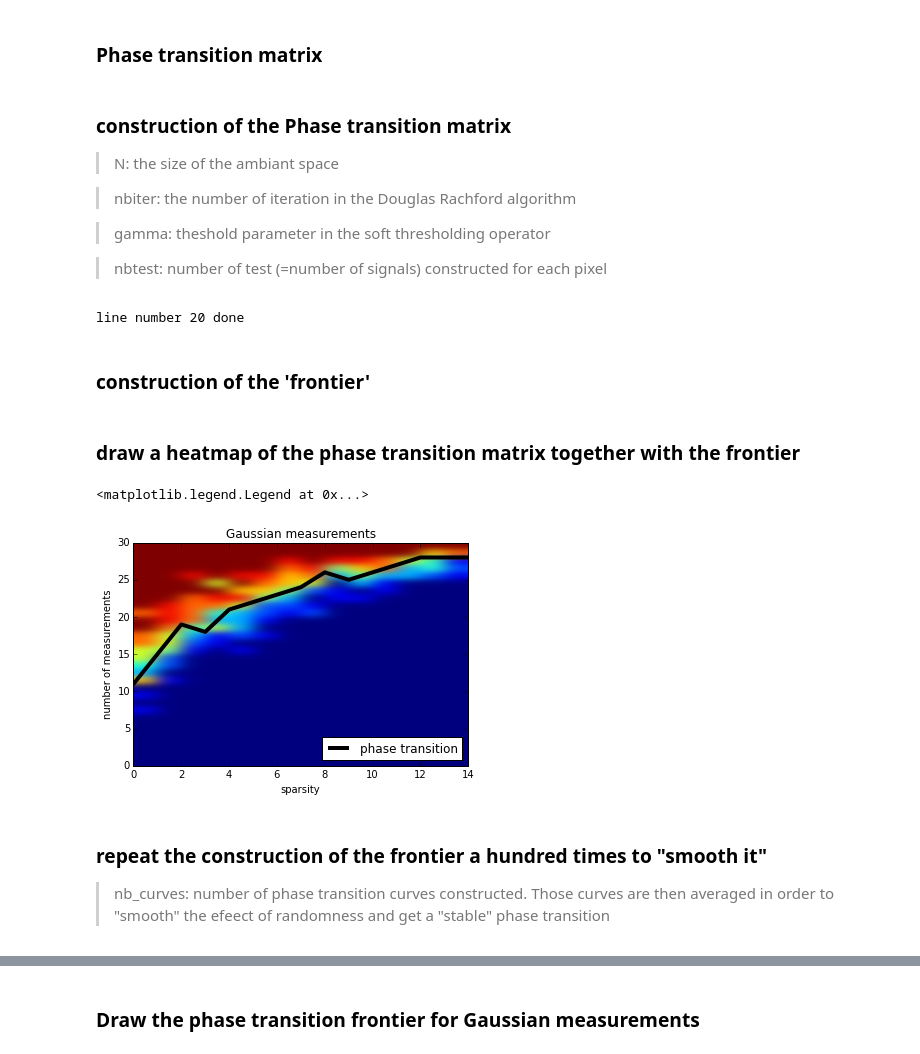
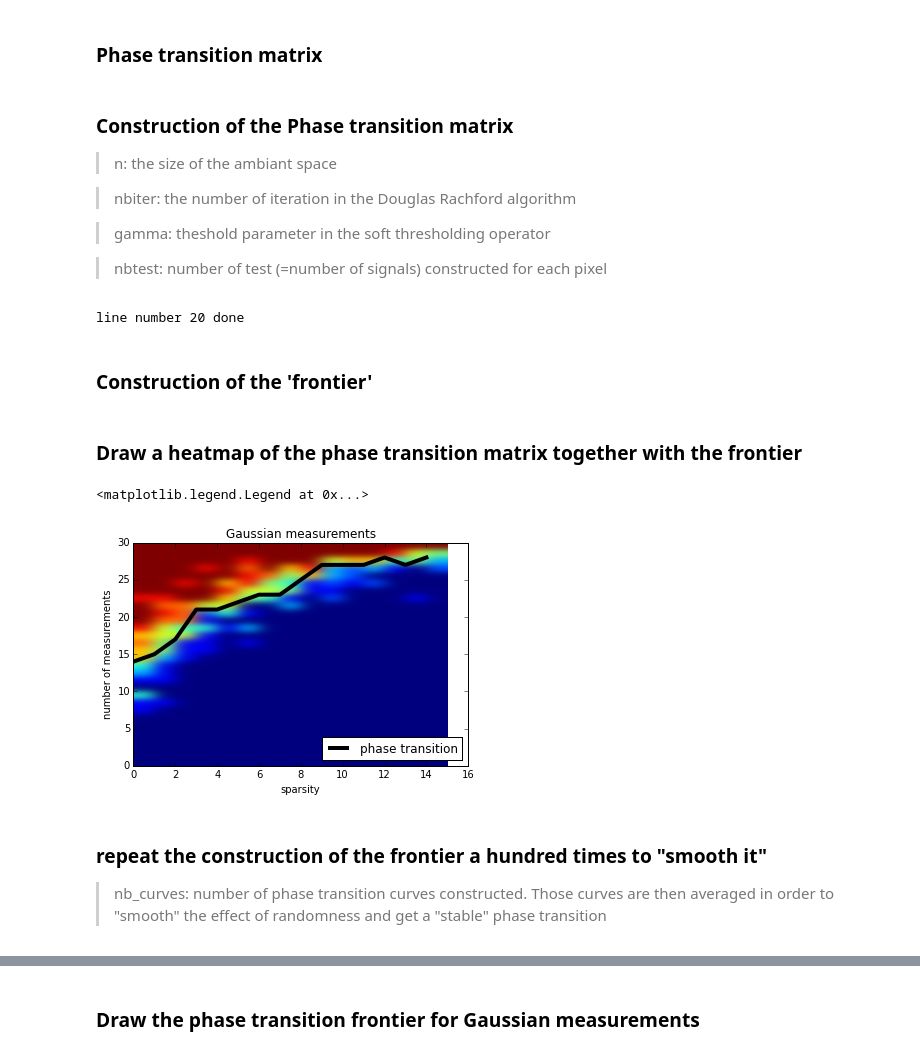
Before and after one commit to lecueguillaume/notebooks_python, a Jupyter notebook: research_paper_Dirksen_Rauhut_Lecue/phase_transition.ipynb, the cells around one changed output, grey strips where cells are left out. Saved outputs shown, nothing was run; the diff lists cells and outputs as text; code cells hidden in the pictures.

```diff
--- a/research_paper_Dirksen_Rauhut_Lecue/phase_transition.ipynb
+++ b/research_paper_Dirksen_Rauhut_Lecue/phase_transition.ipynb
@@ -194,8 +197,8 @@ def phase_transition_mat(N, nbiter, gamma, nbtest):
     return PTM
 # %% [markdown]
-### construction of the Phase transition matrix
+### Construction of the Phase transition matrix
 
-> N: the size of the ambiant space
+> n: the size of the ambiant space
 
 > nbiter: the number of iteration in the Douglas Rachford algorithm
 
@@ -203,49 +206,49 @@ def phase_transition_mat(N, nbiter, gamma, nbtest):
 
 > nbtest: number of test (=number of signals) constructed for each pixel
 # %%
-N, nbiter, gamma, nbtest = 30, 20, 1, 10
-mat = phase_transition_mat(N, nbiter, gamma, nbtest)# construction of the matrix with the number of success among nbtest
+n, nbiter, gamma, nbtest = 30, 20, 1, 10
+mat = phase_transition_mat(n, nbiter, gamma, nbtest)# construction of the matrix with the number of success among nbtest
 # %% [output]
 line number 20 done
 # %% [markdown]
-### construction of the 'frontier'
+### Construction of the 'frontier'
 # %%
-def frontier(mat):
+def frontier(mat, n):
     """construction of the phase transition frontier, i.e. first time the number of success goes below nbtest/2"""
     L = []
     N = len(mat)
-    for s in range(int(N/2)):
-        P = 0
-        while mat[P,s]<nbtest/2 and P<N-1:
-            P = P + 1
-        L.append(P)
+    for s in range(int(n/2)):
+        m = 0
+        while mat[m,s]<nbtest/2 and m<N-1:
+            m = m + 1
+        L.append(m)
     return L
 # %% [markdown]
-### draw a heatmap of the phase transition matrix together with the frontier
+### Draw a heatmap of the phase transition matrix together with the frontier
 # %%
-P_min, P_max, S_min, S_max = 0, N, 0, int(N/2)-1
+P_min, P_max, S_min, S_max = 0, n, 0, int(n/2)
 fig = plt.imshow(mat[P_min:P_max, S_min:S_max], interpolation="gaussian",
                  aspect='auto', origin = 'lower', extent=[S_min, S_max, P_min, P_max])
 titre = "Gaussian measurements"
 plt.title(titre)
 plt.xlabel('sparsity')
 plt.ylabel('number of measurements')
 
 #empirical phase transition
-X = range(int(N/2))
-L = frontier(mat)
+X = range(int(n/2))
+L = frontier(mat, n)
 plot(X,L, linewidth=4, color = 'black', label='phase transition')
 plt.legend(loc=4)
 #Theoretical phase transition curve
 #Y = [3*s*log(0.6*N/(s+1)) for s in X]
 #plot(X,Y, linewidth=3, color = 'white')
 
 #plt.savefig("gaussian_100.png",bbox_inches='tight')
 # %% [output]
 <matplotlib.legend.Legend at 0x...>
-[figure, old version]
+[figure, new version]
 # %% [markdown]
 ### repeat the construction of the frontier a hundred times to "smooth it"
 
-> nb_curves: number of phase transition curves constructed. Those curves are then averaged in order to "smooth" the efeect of randomness and get a "stable" phase transition
+> nb_curves: number of phase transition curves constructed. Those curves are then averaged in order to "smooth" the effect of randomness and get a "stable" phase transition
 # %%
```
Also changed, not shown: parts of 24 cells of this notebook, 1 other file.
